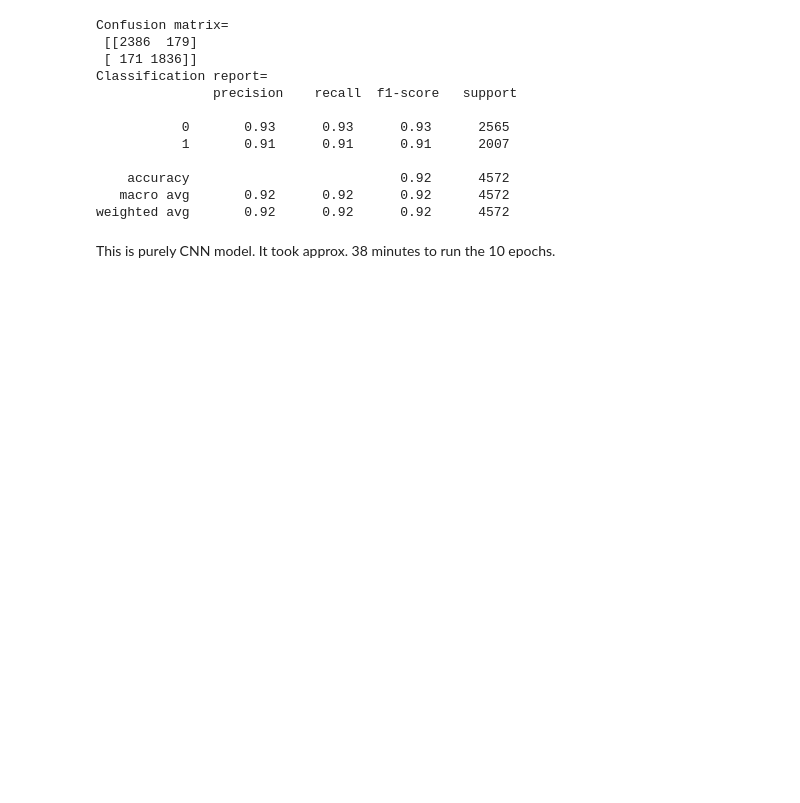
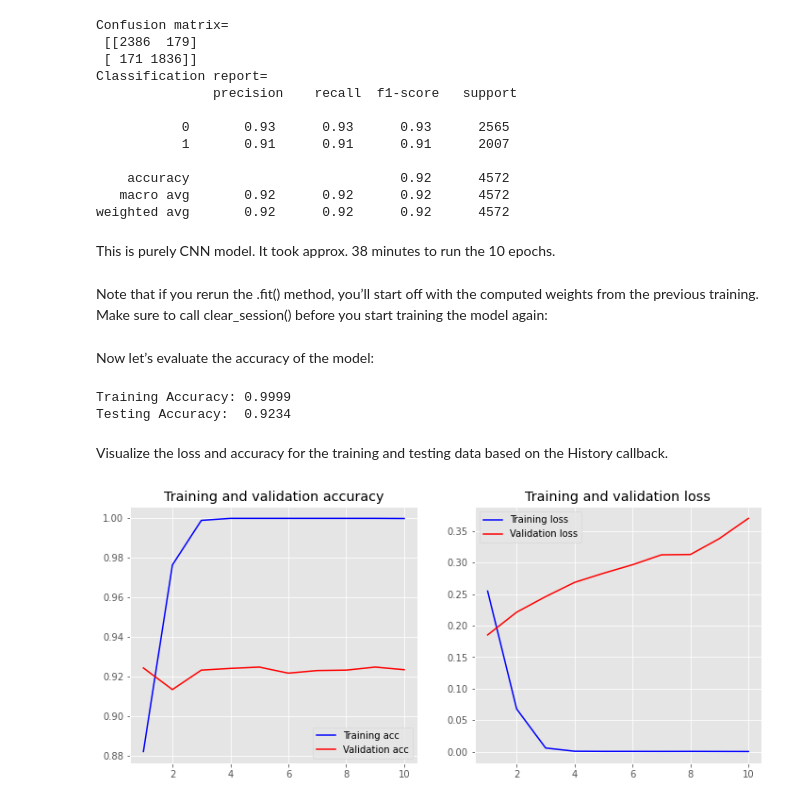
Before and after one commit to pintu1803/DL, a Jupyter notebook: fake_news_detection_1.ipynb, the cells around one changed output. Cells and saved outputs as stored; diff of their text form; code cells hidden in the pictures; blank space fills up the shorter version.

```diff
--- a/fake_news_detection_1.ipynb
+++ b/fake_news_detection_1.ipynb
@@ -198,3 +198,5 @@ Classification report=
 weighted avg       0.92      0.92      0.92      4572
 # %% [markdown]
 This is purely CNN model. It took approx. 38 minutes to run the 10 epochs.
+# %% [markdown]
+Note that if you rerun the .fit() method, you’ll start off with the computed weights from the previous training. Make sure to call clear_session() before you start training the model again:
@@ -200,0 +206,40 @@ This is purely CNN model. It took approx. 38 minutes to run the 10 epochs.
+# %% [markdown]
+Now let’s evaluate the accuracy of the model:
+# %%
+loss, accuracy = model.evaluate(x_train, y_train, verbose=False)
+print("Training Accuracy: {:.4f}".format(accuracy))#overfitting.
+loss, accuracy = model.evaluate(x_test, y_test, verbose=False)
+print("Testing Accuracy:  {:.4f}".format(accuracy))#actual accuracy
+# %% [output]
+Training Accuracy: 0.9999
+Testing Accuracy:  0.9234
+# %% [markdown]
+Visualize the loss and accuracy for the training and testing data based on the History callback.
+# %%
+import matplotlib.pyplot as plt
+plt.style.use('ggplot')
+
+def plot_history(history):
+    acc = history.history['accuracy']
+    val_acc = history.history['val_accuracy']
+    loss = history.history['loss']
+    val_loss = history.history['val_loss']
+    x = range(1, len(acc) + 1)
+
+    plt.figure(figsize=(12, 5))
+    plt.subplot(1, 2, 1)
+    plt.plot(x, acc, 'b', label='Training acc')
+    plt.plot(x, val_acc, 'r', label='Validation acc')
+    plt.title('Training and validation accuracy')
+    plt.legend()
+    plt.subplot(1, 2, 2)
+    plt.plot(x, loss, 'b', label='Training loss')
+    plt.plot(x, val_loss, 'r', label='Validation loss')
+    plt.title('Training and validation loss')
+    plt.legend()
+
+
+#call the function using history
+plot_history(history)
+# %% [output]
+[figure, added]
```
Also changed, not shown: parts of 2 cells of this notebook.
